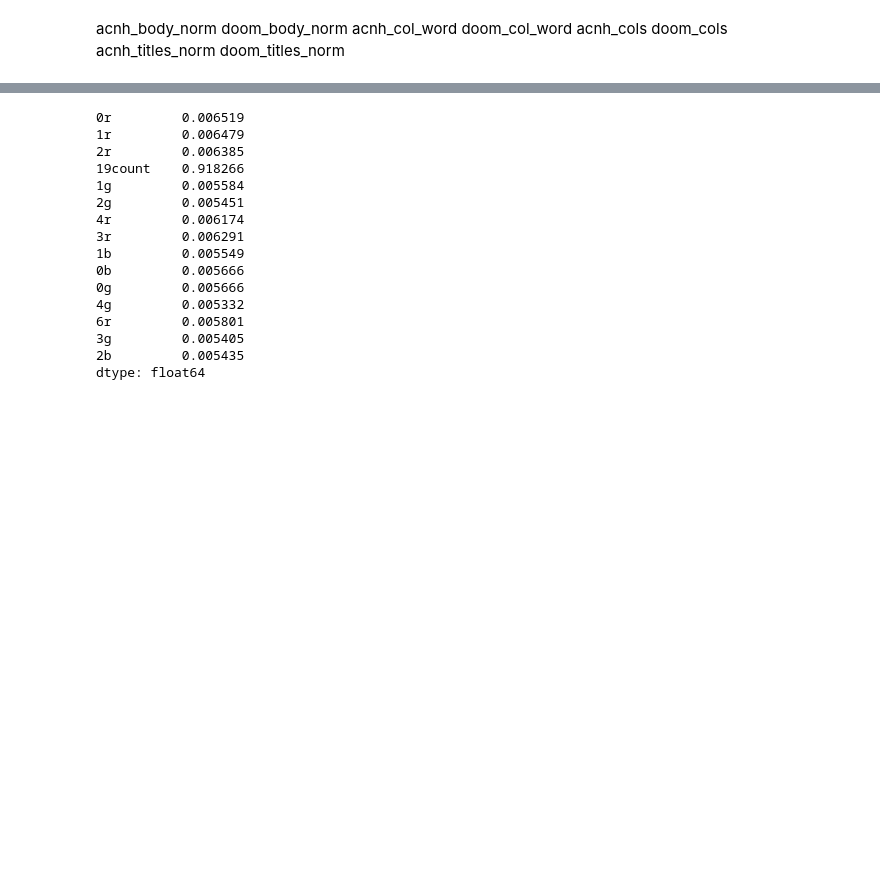
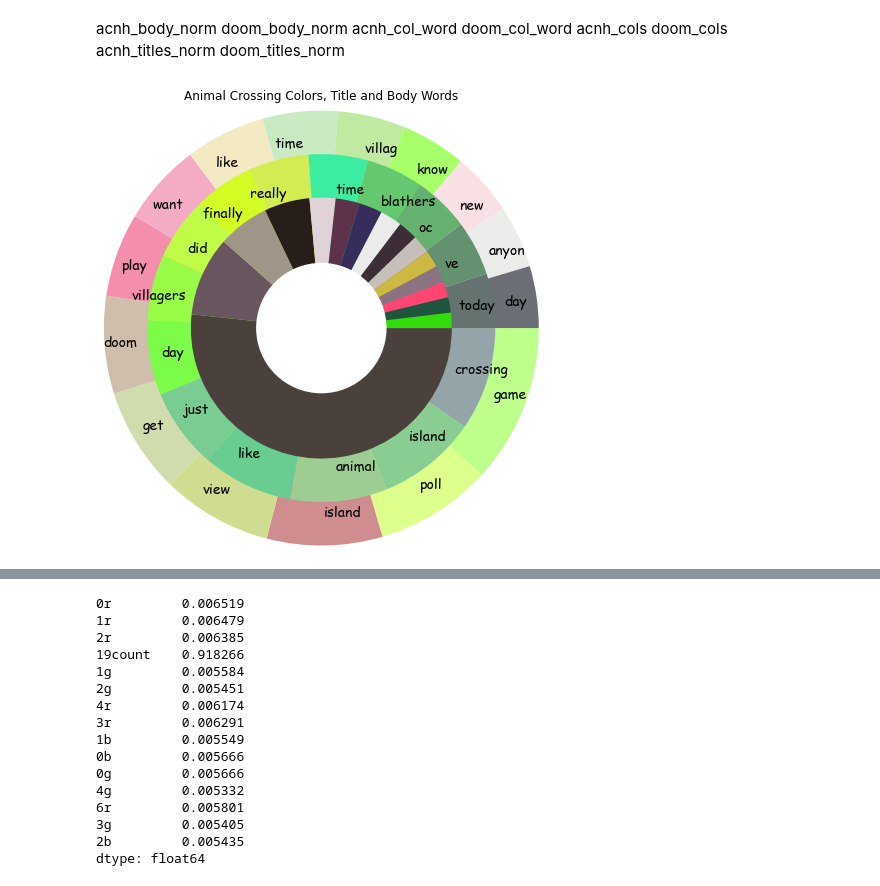
Before and after one commit to hadams1337/AnimalCrossing-V-Doom, a Jupyter notebook: notebooks/naive-bayes.ipynb, the cells around one changed output, grey strips where cells are left out. Drawn from its saved outputs; the diff is of its cells as text; code cells hidden in the pictures; blank space fills up the shorter version.

```diff
--- a/notebooks/naive-bayes.ipynb
+++ b/notebooks/naive-bayes.ipynb
@@ -551,3 +613,6 @@ X_colors=standardizer.transform(X_color)
+# %%
+X_cw_tfidf=pd.DataFrame(X_cw_tfidf)
+X_cw_tfidf=X_cw_tfidf.fillna(X_cw_tfidf.mean())
 # %%
 y=pd.get_dummies(y)
 y_nb=y.iloc[:,0]
@@ -570,6 +635,6 @@ Name: subreddit_AnimalCrossing, Length: 1597, dtype: uint8
 # %%
 nb_model=MultinomialNB()
-nb_model.fit(X_colors, y_nb)
+nb_model.fit(X_cw_tfidf, y_nb)
 # %% [output]
 MultinomialNB()
 # %%
@@ -577,9 +642,11 @@ col_names=X_color.columns
 # %%
+n = 15
 feature_words = col_names
 print(f"\nTarget: {1}, name: {'AnimalCrossing'}")
 log_prob = nb_model.feature_log_prob_[1]
 i_topn = np.argsort(log_prob)[::-1][:n]
+acnh_col=[np.e**log_prob[i] for i in i_topn]
 colors_acnh_words = [feature_words[i] for i in i_topn]
-print(f"Top {n} tokens: ", colors_acnh)
+print(f"Top {n} tokens: ", colors_acnh_words)
 # %% [output]
 Target: 1, name: AnimalCrossing
@@ -599,6 +664,6 @@ doom_cw_counts=get_counts(colors_doom_words, X_color)
 # %%
-acnh_col_word=acnh_cw_counts/np.sum(acnh_cw_counts)
-doom_col_word=doom_cw_counts/np.sum(doom_cw_counts)
+acnh_col_word=acnh_col/np.sum(acnh_col)
+doom_col_word=doom_col/np.sum(doom_col)
 # %%
 acnh_col_word
 # %% [output]
@@ -629,0 +698,15 @@ doom_titles_norm
+# %%
+plt.pie(acnh_body_norm, colors=acw, labels=list(body_words_acnh),
+        labeldistance=0.85, radius=2.5, startangle=0,
+        counterclock=False, textprops={'fontsize': 14, 'family': 'fantasy'})
+plt.pie(acnh_titles, colors=act, labels=list(title_words_acnh),
+        labeldistance=0.80 ,radius=2, startangle=0,
+        counterclock=False, textprops={'fontsize': 14, 'family': 'fantasy'})
+plt.pie(acnh_col_word, colors=ac_words ,radius=1.5, startangle=0, counterclock=False)
+centre_circle = plt.Circle((0,0),0.75,color='black', fc='white',linewidth=0)
+fig = plt.gcf()
+fig.gca().add_artist(centre_circle)
+plt.title('Animal Crossing Colors, Title and Body Words', pad=120)
+plt.savefig('../graphs/a_c_t_b.png', bbox_inches='tight')
+# %% [output]
+[figure, added]
```
Also changed, not shown: parts of 31 cells of this notebook, 6 other files.
